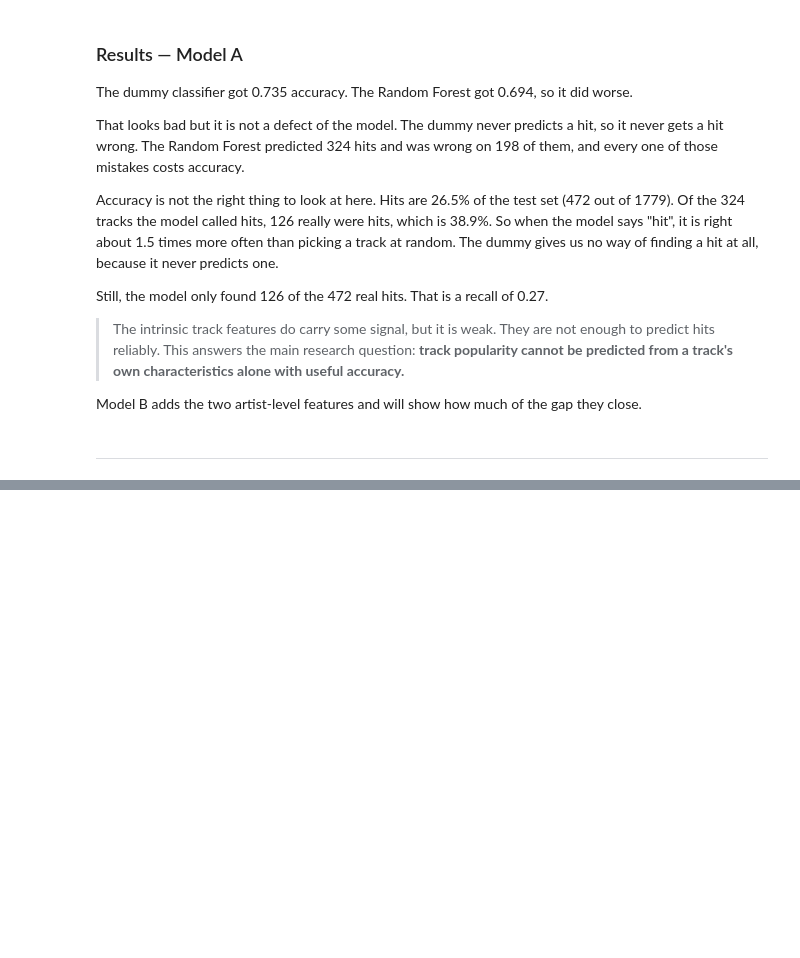
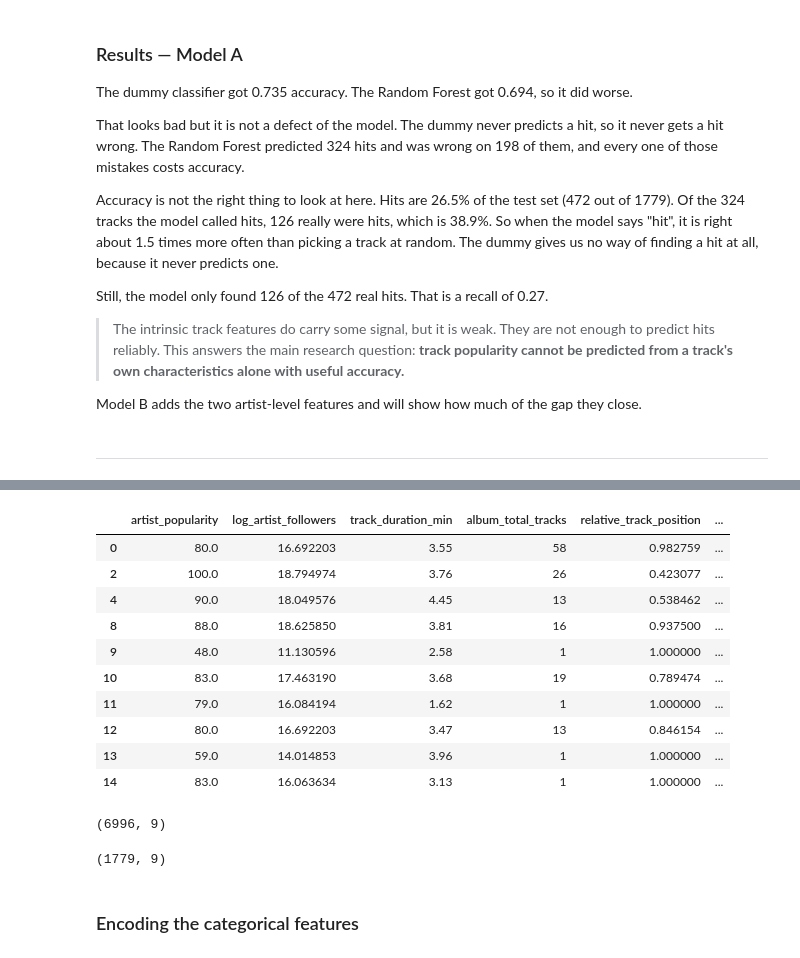
Before and after one commit to jannoelvero/week_7_ml_project, a Jupyter notebook: notebooks/06_machine_learning.ipynb, the cells around one changed output, grey strips where cells are left out. Cells and saved outputs as stored; diff of their text form; code cells hidden in the pictures; blank space fills up the shorter version.

```diff
--- a/notebooks/06_machine_learning.ipynb
+++ b/notebooks/06_machine_learning.ipynb
@@ -409,0 +401,3 @@ But the **main limitation is the target**. 'track_popularity' measures how much
+# %%
+model_b_features = ["artist_popularity", "log_artist_followers", "track_duration_min", "album_total_tracks", "relative_track_position", "explicit", "genre_grouped", "album_type", "release_decade"]
+features_b = df[model_b_features]
@@ -409,0 +416,27 @@ But the **main limitation is the target**. 'track_popularity' measures how much
+# %%
+X_train_b = features_b.iloc[train_idx]   # feature rows used to train the model
+X_test_b  = features_b.iloc[test_idx]    # feature rows for evaluation
+# %%
+X_train_b.head(10)
+# %% [output]
+|  | artist_popularity | log_artist_followers | track_duration_min | album_total_tracks | relative_track_position | ... |
+| 0 | 80.0 | 16.692203 | 3.55 | 58 | 0.982759 | ... |
+| 2 | 100.0 | 18.794974 | 3.76 | 26 | 0.423077 | ... |
+| 4 | 90.0 | 18.049576 | 4.45 | 13 | 0.538462 | ... |
+| 8 | 88.0 | 18.625850 | 3.81 | 16 | 0.937500 | ... |
+| 9 | 48.0 | 11.130596 | 2.58 | 1 | 1.000000 | ... |
+| 10 | 83.0 | 17.463190 | 3.68 | 19 | 0.789474 | ... |
+| 11 | 79.0 | 16.084194 | 1.62 | 1 | 1.000000 | ... |
+| 12 | 80.0 | 16.692203 | 3.47 | 13 | 0.846154 | ... |
+| 13 | 59.0 | 14.014853 | 3.96 | 1 | 1.000000 | ... |
+| 14 | 83.0 | 16.063634 | 3.13 | 1 | 1.000000 | ... |
+# %%
+X_train_b.shape
+# %% [output]
+(6996, 9)
+# %%
+X_test_b.shape
+# %% [output]
+(1779, 9)
+# %% [markdown]
+### Encoding the categorical features
```
Also changed, not shown: parts of 35 cells of this notebook.
